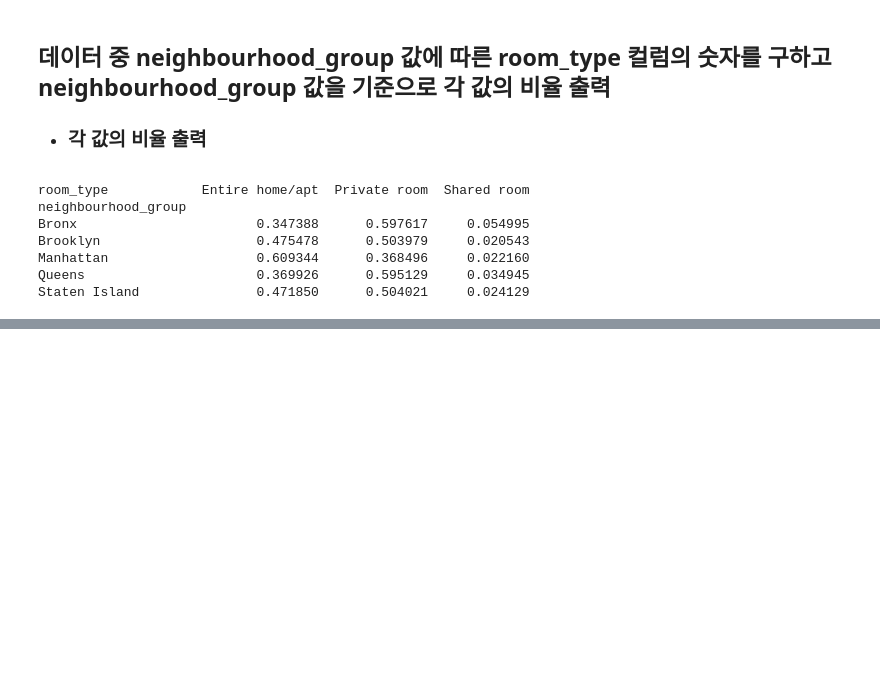
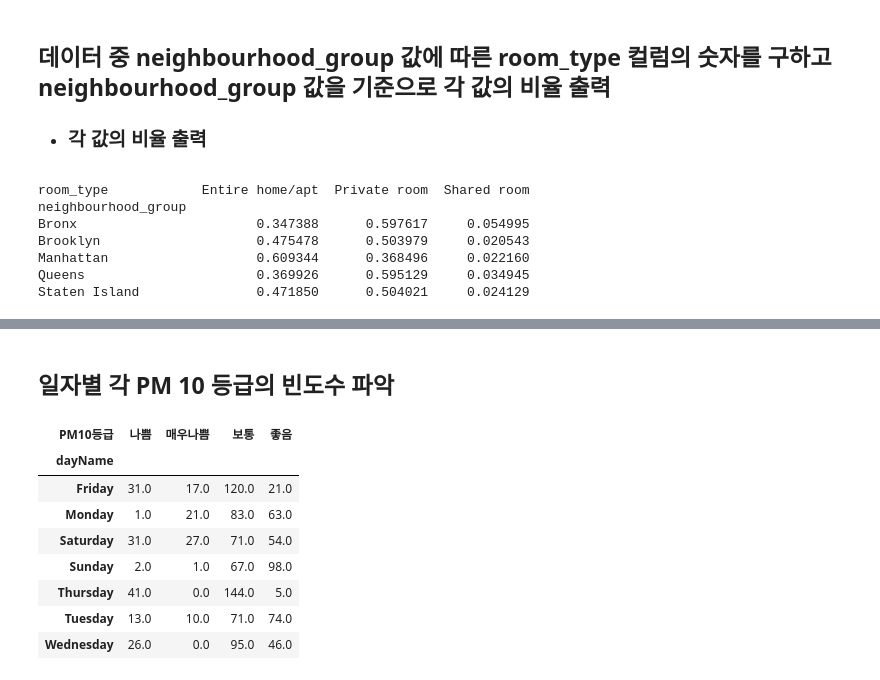
Before and after one commit to nohjuhyeon/BigDataAnalysis_study, a Jupyter notebook: docs/Part_1_data_preprocessing/06_data_preprocessing_100.ipynb, the cells around one changed output, grey strips where cells are left out. Saved outputs shown, nothing was run; the diff lists cells and outputs as text; code cells hidden in the pictures; blank space fills up the shorter version.

```diff
--- a/docs/Part_1_data_preprocessing/06_data_preprocessing_100.ipynb
+++ b/docs/Part_1_data_preprocessing/06_data_preprocessing_100.ipynb
@@ -916,0 +1387,15 @@ Staten Island               0.471850      0.504021     0.024129
+# %% [markdown]
+## 일자별 각 PM 10 등급의 빈도수 파악
+# %%
+df_group = df.groupby(['dayName','PM10등급'],as_index=False).size()
+pd.pivot_table(df_group,index='dayName',columns='PM10등급',values='size',aggfunc= 'sum').fillna(0)
+# %% [output]
+| PM10등급 | 나쁨 | 매우나쁨 | 보통 | 좋음 |
+| dayName |  |  |  |  |
+| Friday | 31.0 | 17.0 | 120.0 | 21.0 |
+| Monday | 1.0 | 21.0 | 83.0 | 63.0 |
+| Saturday | 31.0 | 27.0 | 71.0 | 54.0 |
+| Sunday | 2.0 | 1.0 | 67.0 | 98.0 |
+| Thursday | 41.0 | 0.0 | 144.0 | 5.0 |
+| Tuesday | 13.0 | 10.0 | 71.0 | 74.0 |
+| Wednesday | 26.0 | 0.0 | 95.0 | 46.0 |
```
Also changed, not shown: parts of 52 cells of this notebook.
